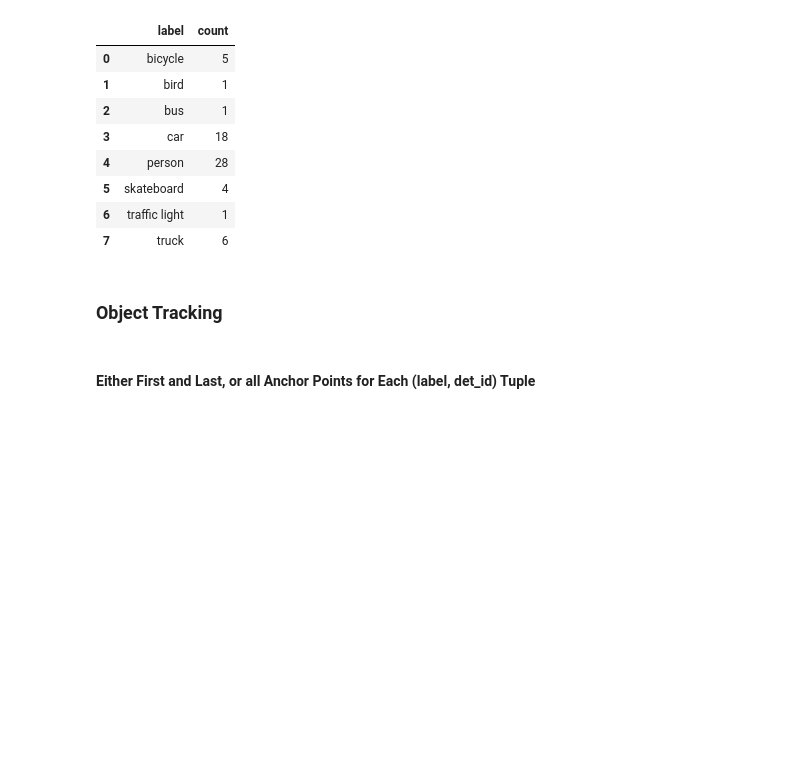
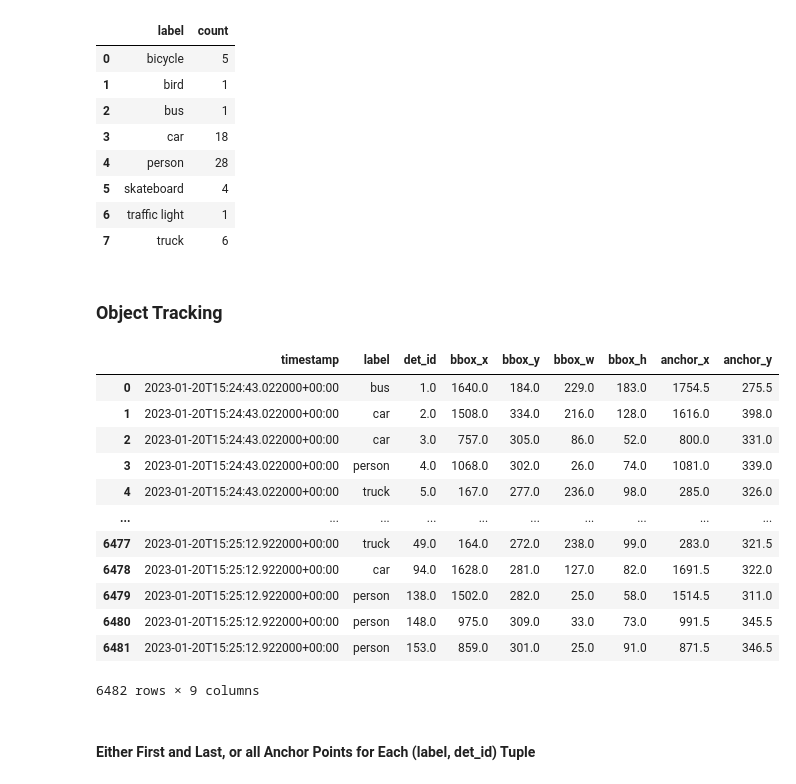
Before and after one commit to MEng-Team-Project/MEng-Team-Project-ML, a Jupyter notebook: notebooks/3. SQLite3 StrongSORT.ipynb, the cells around one changed output. Drawn from its saved outputs; the diff is of its cells as text; code cells hidden in the pictures; blank space fills up the shorter version.

```diff
--- a/notebooks/3. SQLite3 StrongSORT.ipynb
+++ b/notebooks/3. SQLite3 StrongSORT.ipynb
@@ -162,6 +162,22 @@ routes_df["anchor_x"] = routes_df.apply(
     lambda row: row["bbox_x"] + (row["bbox_w"] / 2.0), axis=1)
 routes_df["anchor_y"] = routes_df.apply(
     lambda row: row["bbox_y"] + (row["bbox_h"] / 2.0), axis=1)
+# %%
+routes_df
+# %% [output]
+|  | timestamp | label | det_id | bbox_x | bbox_y | bbox_w | bbox_h | anchor_x | anchor_y |
+| 0 | 2023-01-20T15:24:43.022000+00:00 | bus | 1.0 | 1640.0 | 184.0 | 229.0 | 183.0 | 1754.5 | 275.5 |
+| 1 | 2023-01-20T15:24:43.022000+00:00 | car | 2.0 | 1508.0 | 334.0 | 216.0 | 128.0 | 1616.0 | 398.0 |
+| 2 | 2023-01-20T15:24:43.022000+00:00 | car | 3.0 | 757.0 | 305.0 | 86.0 | 52.0 | 800.0 | 331.0 |
+| 3 | 2023-01-20T15:24:43.022000+00:00 | person | 4.0 | 1068.0 | 302.0 | 26.0 | 74.0 | 1081.0 | 339.0 |
+| 4 | 2023-01-20T15:24:43.022000+00:00 | truck | 5.0 | 167.0 | 277.0 | 236.0 | 98.0 | 285.0 | 326.0 |
+| ... | ... | ... | ... | ... | ... | ... | ... | ... | ... |
+| 6477 | 2023-01-20T15:25:12.922000+00:00 | truck | 49.0 | 164.0 | 272.0 | 238.0 | 99.0 | 283.0 | 321.5 |
+| 6478 | 2023-01-20T15:25:12.922000+00:00 | car | 94.0 | 1628.0 | 281.0 | 127.0 | 82.0 | 1691.5 | 322.0 |
+| 6479 | 2023-01-20T15:25:12.922000+00:00 | person | 138.0 | 1502.0 | 282.0 | 25.0 | 58.0 | 1514.5 | 311.0 |
+| 6480 | 2023-01-20T15:25:12.922000+00:00 | person | 148.0 | 975.0 | 309.0 | 33.0 | 73.0 | 991.5 | 345.5 |
+| 6481 | 2023-01-20T15:25:12.922000+00:00 | person | 153.0 | 859.0 | 301.0 | 25.0 | 91.0 | 871.5 | 346.5 |
+6482 rows × 9 columns
 # %% [markdown]
 #### Either First and Last, or all Anchor Points for Each (label, det_id) Tuple
 # %%
```
Also changed, not shown: parts of 7 cells of this notebook.
